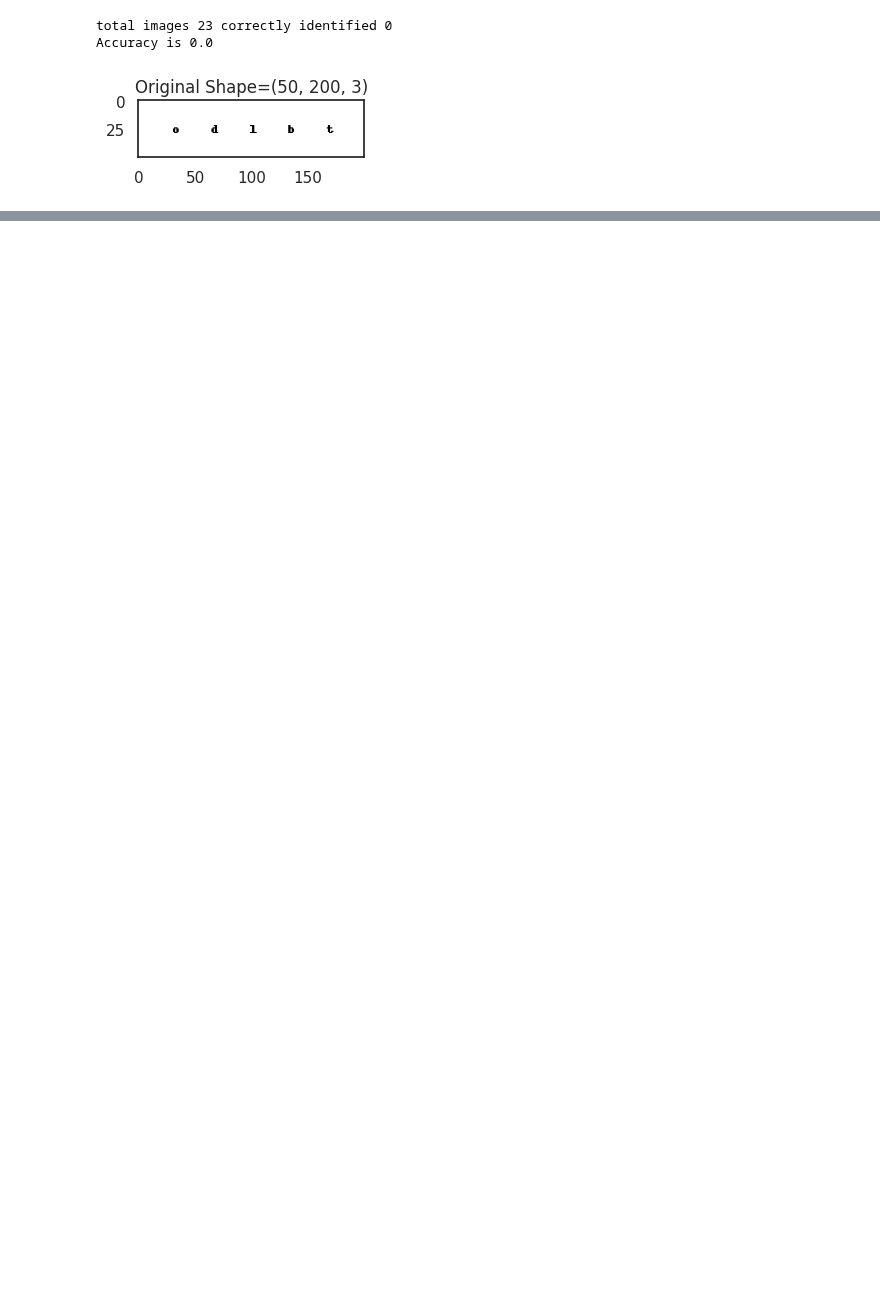
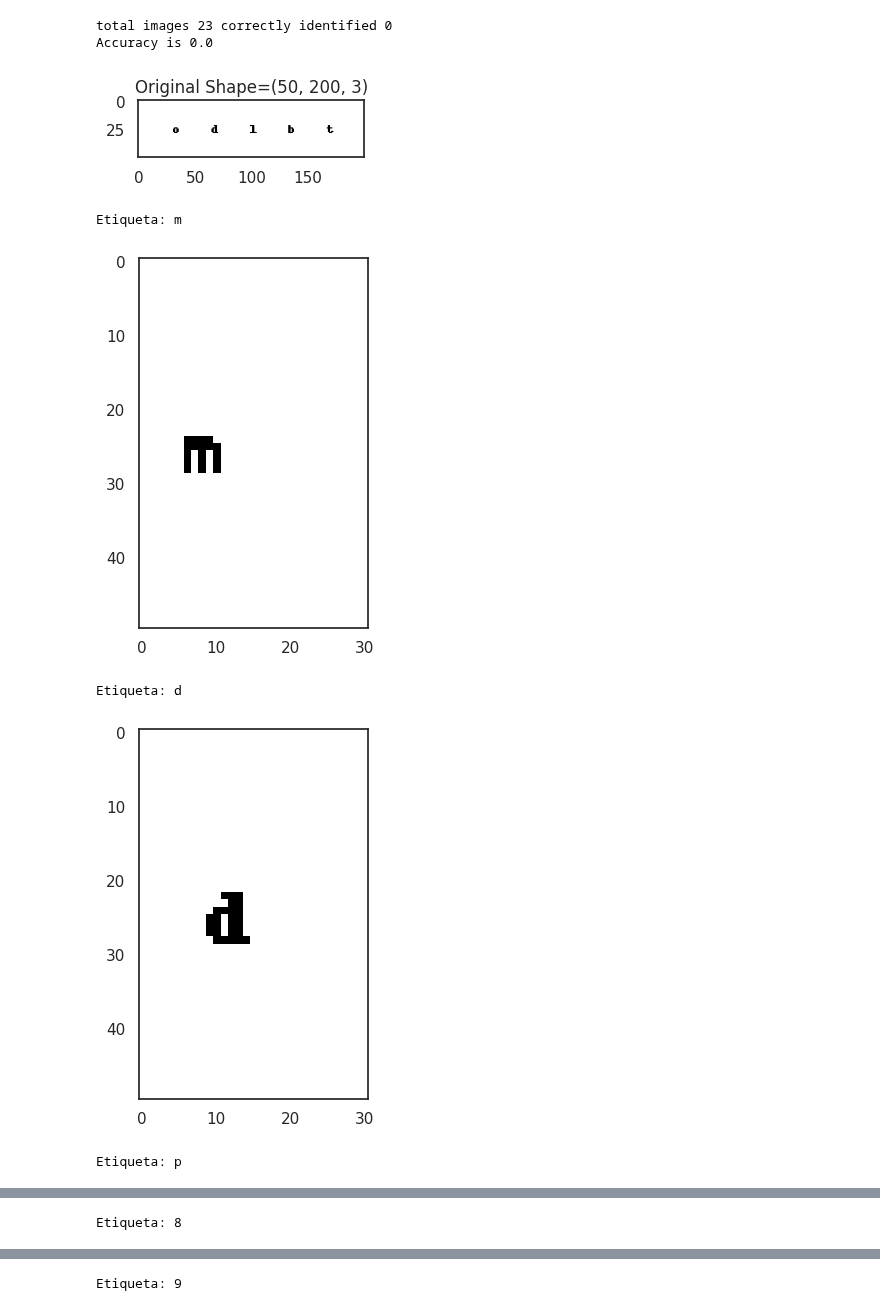
Before and after one commit to cabamarcos/Captcha_recognition, a Jupyter notebook: solofaltantes.ipynb, the cells around one changed output, grey strips where cells are left out. Cells and saved outputs as stored; diff of their text form; code cells hidden in the pictures; blank space fills up the shorter version.

```diff
--- a/solofaltantes.ipynb
+++ b/solofaltantes.ipynb
@@ -628,33 +654,53 @@ plt.show()
 # %% [output]
 [figure]
 # %%
+from keras.preprocessing.image import ImageDataGenerator
+
+# Define la ruta de la carpeta que contiene las imágenes
 image_folder = Path('/content/Nuevos2')
 
-# Obtiene la lista de imágenes en la carpeta que terminan en ".png" o ".jpg"
-images = list(image_folder.glob("*.png"))
-x = []  # Lista para almacenar las imágenes procesadas
-y = []  # Lista para almacenar las etiquetas correspondientes
+# Selecciona una imagen específica (mdp89.png en este caso)
+image_name = "mdp89.png"
+image_path = image_folder / image_name
+
+# Lista para almacenar las imágenes procesadas
+imagenes = []
+
+# Lista para almacenar las etiquetas correspondientes
+labels = []
 
 # Dimensiones deseadas para cada subdivisión
 subdivision_height = 54
 subdivision_width = 30
 
 # Rango de píxeles en el eje horizontal para las subdivisiones
-start_pixel = 30
+start_pixel = 25
 end_pixel = 180
 
-# Iterar a través de la lista de imágenes
-for image in images:
-    # Cargar la imagen en escala de grises (canal único)
-    im = cv2.imread(str(image), 0)
+# Cargar la imagen en escala de grises (canal único)
+im = cv2.imread(str(image_path), cv2.IMREAD_GRAYSCALE)
 
-    # Obtener el nombre de archivo de la imagen
-    s = str(image)
+# Calcular los índices de inicio y fin para cada subdivisión
+for i in range(5):
+    start_index = int(start_pixel + (end_pixel - start_pixel) / 5 * i)
+    end_index = int(start_pixel + (end_pixel - start_pixel) / 5 * (i + 1))
 
-    # Dividir la imagen erosionada en 5 partes iguales y procesar cada parte con la función 'pad'
-    for i in range(5):
-        # Agregar la imagen procesada a la lista 'x'
-        x.append(pad(erosion[:, (30 + 23 * i):(30 + 23 * (i + 1))]))
+    # Ajustar la anchura a 30 y seleccionar la región de la imagen
+    sub_image = im[:, start_index:end_index]
 
-        # Agregar la etiqueta correspondiente (carácter o dígito) a la lista 'y'
-        y.append(s[-9 + i])
+    # Agregar la imagen procesada a la lista 'imagenes'
+    imagenes.append(sub_image)
+
+    # Agregar la etiqueta correspondiente (carácter o dígito) a la lista 'labels'
+    labels.append(image_path.name[i])
+
+    # Imprimir la etiqueta y mostrar la subdivisión
+    print(f"Etiqueta: {image_path.name[i]}")
+    plt.imshow(sub_image, cmap='gray')
+    plt.show()
+# %% [output]
+Etiqueta: m
+[figure, added]
+Etiqueta: d
+[figure, added]
+Etiqueta: p
@@ -660,0 +708 @@ for image in images:
+Etiqueta: 8
@@ -660,0 +710 @@ for image in images:
+Etiqueta: 9
```
Also changed, not shown: parts of 22 cells of this notebook.
